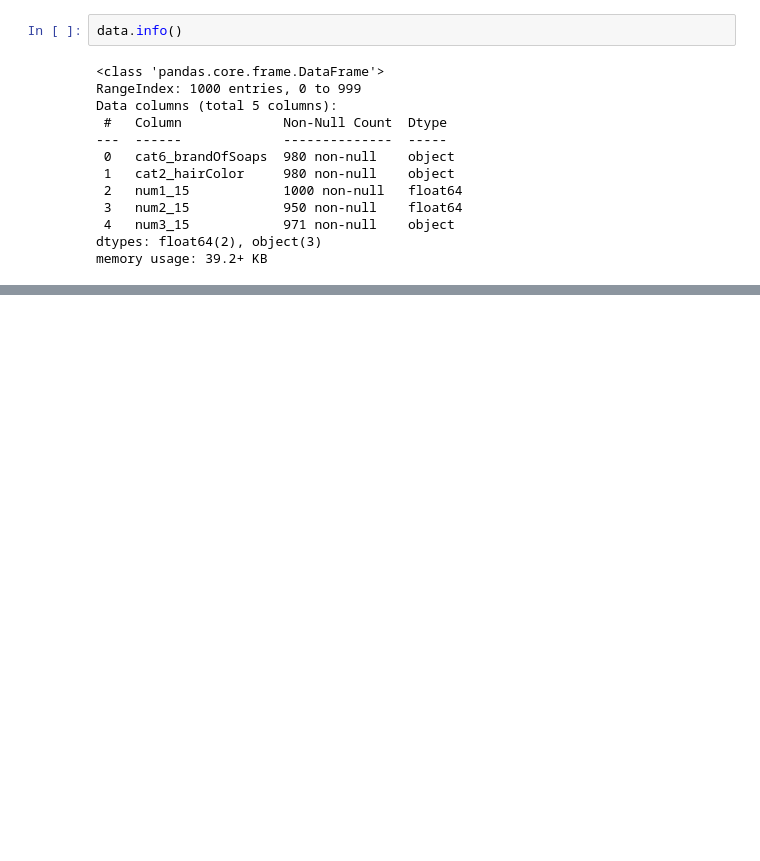
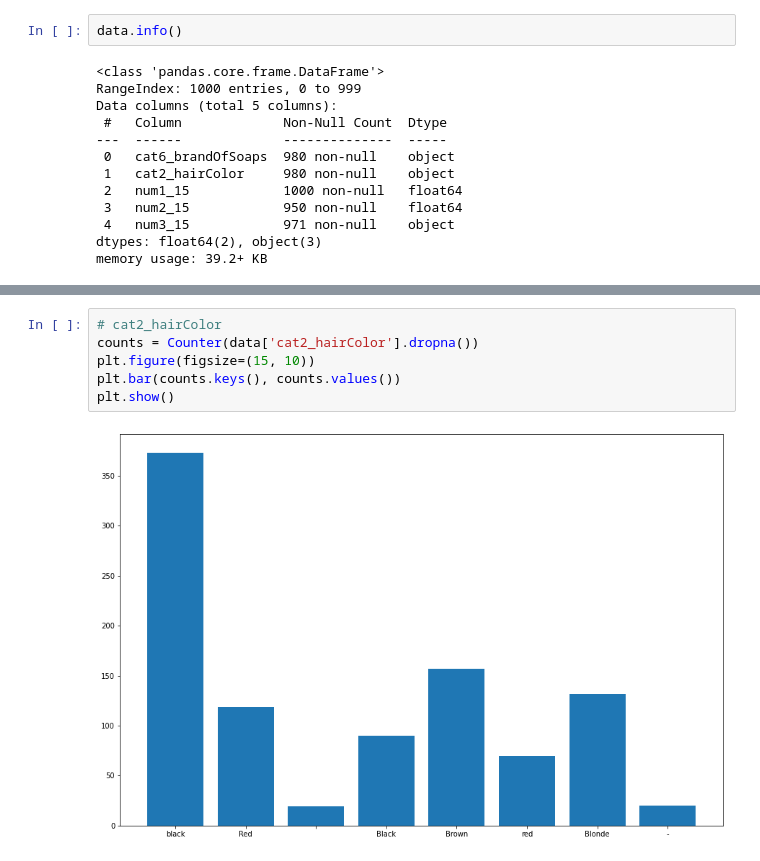
Before and after one commit to prekel/MSO, a Jupyter notebook: Lab02/Lab02.ipynb, the cells around one changed output, grey strips where cells are left out. Saved outputs shown, nothing was run; the diff lists cells and outputs as text; blank space fills up the shorter version.

```diff
--- a/Lab02/Lab02.ipynb
+++ b/Lab02/Lab02.ipynb
@@ -75,0 +86,8 @@ memory usage: 39.2+ KB
+# %%
+# cat2_hairColor
+counts = Counter(data['cat2_hairColor'].dropna())
+plt.figure(figsize=(15, 10))
+plt.bar(counts.keys(), counts.values())
+plt.show()
+# %% [output]
+[figure, added]
```
Also changed, not shown: parts of 31 cells of this notebook.
